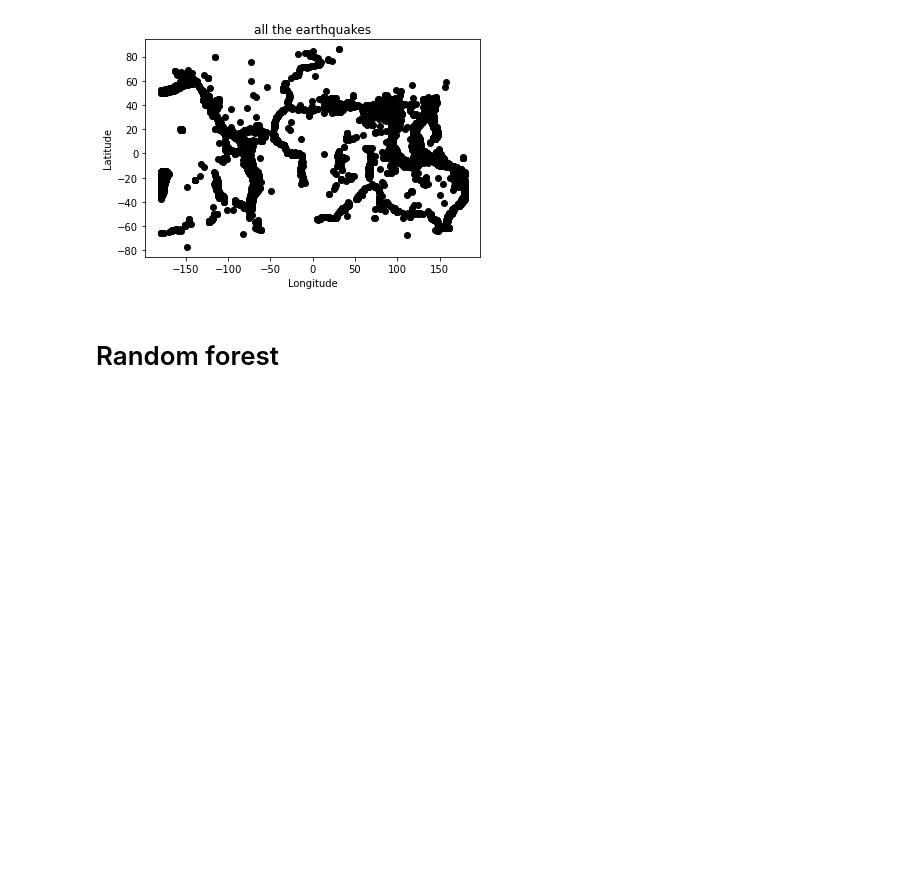
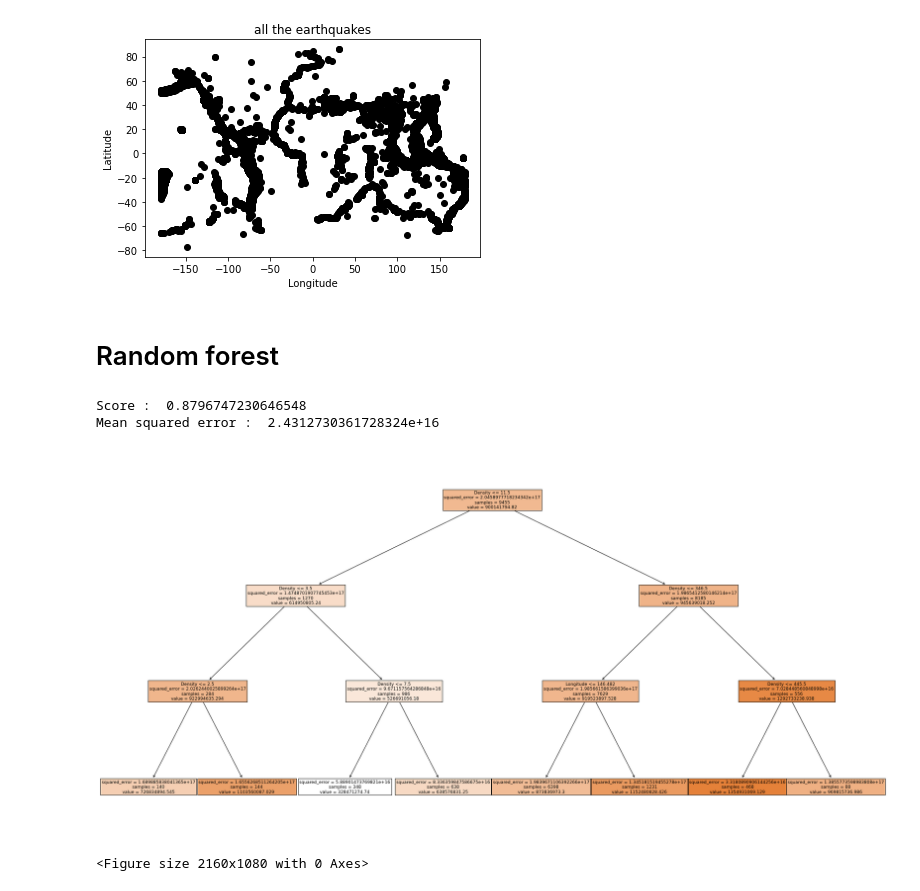
Before and after one commit to Ignasrocas1990/earthquakes_prediction, a Jupyter notebook: Regression.ipynb, the cells around one changed output. Cells and saved outputs as stored; diff of their text form; code cells hidden in the pictures; blank space fills up the shorter version.

Commit message:
plot

```diff
--- a/Regression.ipynb
+++ b/Regression.ipynb
@@ -103,19 +103,29 @@ y = e_data['Date']
 X_train, X_test, y_train, y_test = train_test_split(X, y, test_size = 0.20, random_state = 0)
 # %%
 from sklearn.ensemble import RandomForestRegressor
-forest = RandomForestRegressor(n_estimators=100, random_state = 42)
+forest = RandomForestRegressor(random_state = 42)
 forest.fit(X_train, y_train)
-pred = regressor.predict(X_test)
+pred = forest.predict(X_test)
 # %%
 print("Score : ", forest.score(X_test,y_test))
 print("Mean squared error : ", mean_squared_error(y_test,pred))
+# %% [output]
+Score :  0.8796747230646548
+Mean squared error :  2.4312730361728324e+16
 # %%
-from dtreeviz.trees import dtreeviz # will be used for tree visualization
-from matplotlib import pyplot as plt
-plt.rcParams.update({'figure.figsize': (12.0, 8.0)})
-plt.rcParams.update({'font.size': 14})
+forest = RandomForestRegressor(max_depth=3, random_state = 42)
+forest.fit(X_train, y_train)
+pred = forest.predict(X_test)
 # %%
-plt.figure(figsize=(20,20))
+
+from dtreeviz.trees import dtreeviz # will be used for tree visualization
+
+plt.rcParams['font.size'] = '14'
+plt.figure(figsize=(30,15))
 _ = tree.plot_tree(forest.estimators_[0], feature_names=X.columns, filled=True)
+# %% [output]
+[figure, added]
 # %%
-_
+#_ = dtreeviz(forest.estimators_[0],X,y, feature_names=X.columns, target_name="Target")
+# %% [output]
+<Figure size 2160x1080 with 0 Axes>
```
Also changed, not shown: parts of 1 cell of this notebook.
